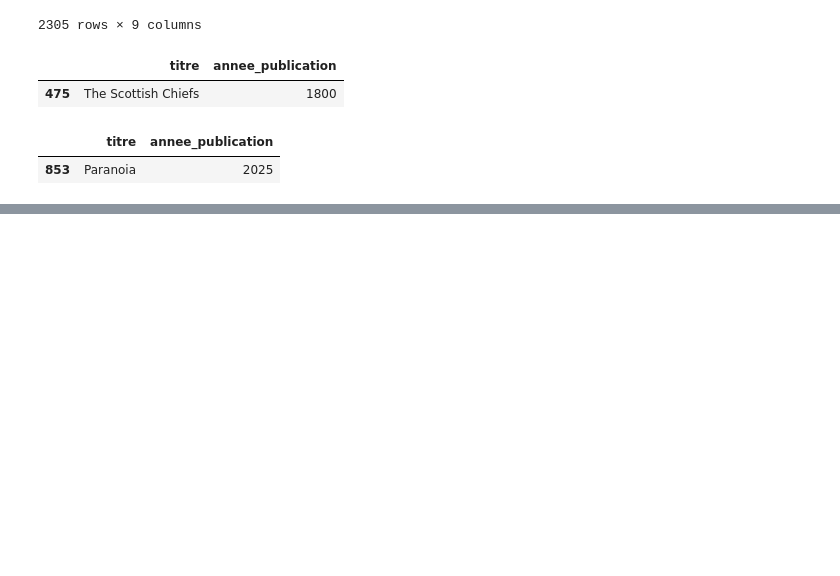
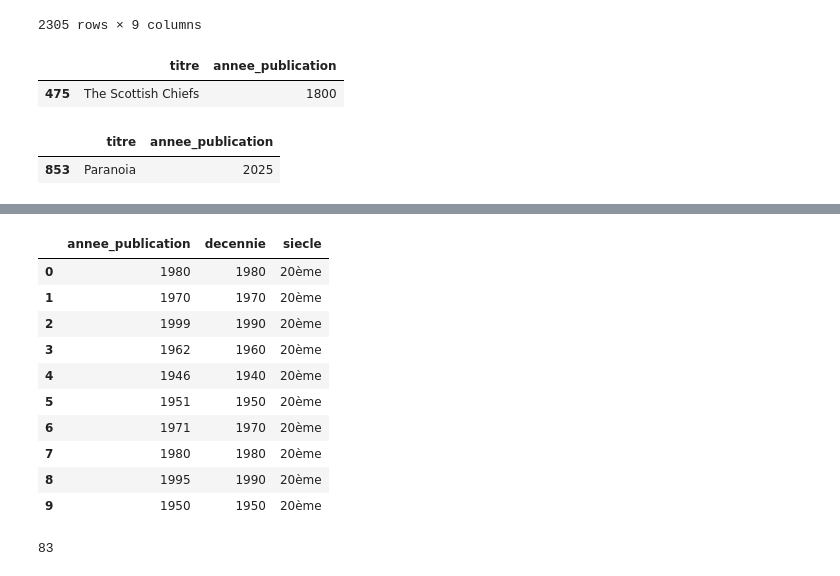
Before and after one commit to smarjane/TP-livres-data, a Jupyter notebook: TP_Livre.ipynb, the cells around one changed output, grey strips where cells are left out. Saved outputs shown, nothing was run; the diff lists cells and outputs as text; code cells hidden in the pictures; blank space fills up the shorter version.

```diff
--- a/TP_Livre.ipynb
+++ b/TP_Livre.ipynb
@@ -554,0 +561,4 @@ display(df_nettoyage.sort_values('annee_publication', ascending=False)[cols].hea
+# %%
+#16
+df_nettoyage['decennie'] = df_nettoyage['annee_publication'] // 10 * 10
+df_nettoyage[['annee_publication', 'decennie']].head()
@@ -554,0 +572,20 @@ display(df_nettoyage.sort_values('annee_publication', ascending=False)[cols].hea
+# %%
+#17
+df_nettoyage['siecle']= np.where(df_nettoyage['annee_publication'] < 1900, '19ème', np.where(df_nettoyage['annee_publication'] < 2000, '20ème', '21ème'))
+df_nettoyage[['annee_publication', 'decennie', 'siecle']].head(10)
+# %% [output]
+|  | annee_publication | decennie | siecle |
+| 0 | 1980 | 1980 | 20ème |
+| 1 | 1970 | 1970 | 20ème |
+| 2 | 1999 | 1990 | 20ème |
+| 3 | 1962 | 1960 | 20ème |
+| 4 | 1946 | 1940 | 20ème |
+| 5 | 1951 | 1950 | 20ème |
+| 6 | 1971 | 1970 | 20ème |
+| 7 | 1980 | 1980 | 20ème |
+| 8 | 1995 | 1990 | 20ème |
+| 9 | 1950 | 1950 | 20ème |
+# %%
+len(df_nettoyage[df_nettoyage["siecle"] == "19ème"]) #test pr auto comprehension : nbr de ligne ou le siecle est 19
+# %% [output]
+83
```
Also changed, not shown: parts of 16 cells of this notebook.
